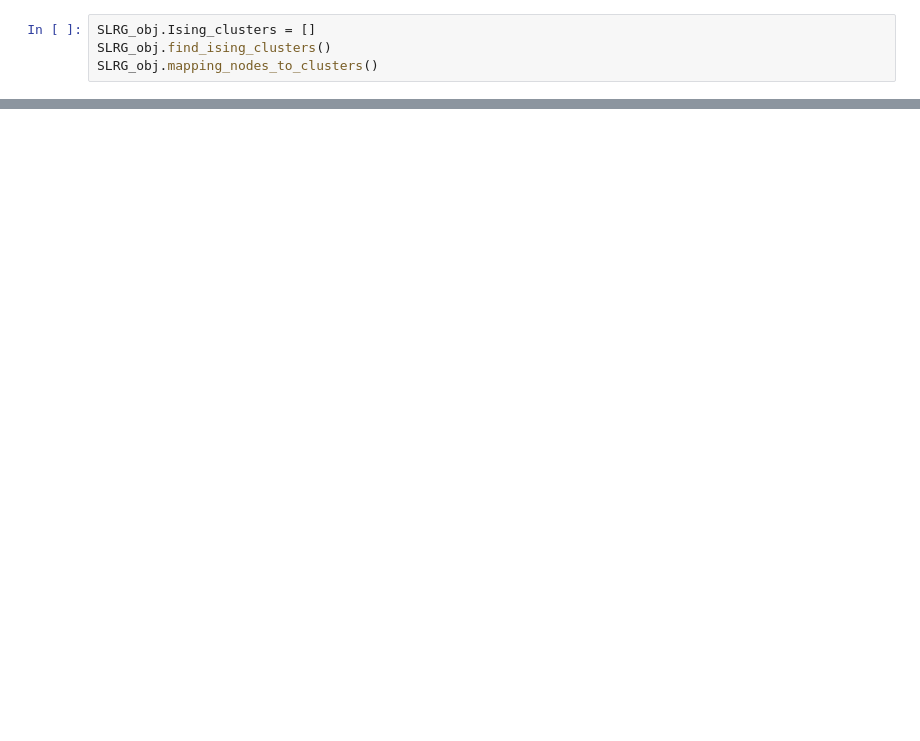
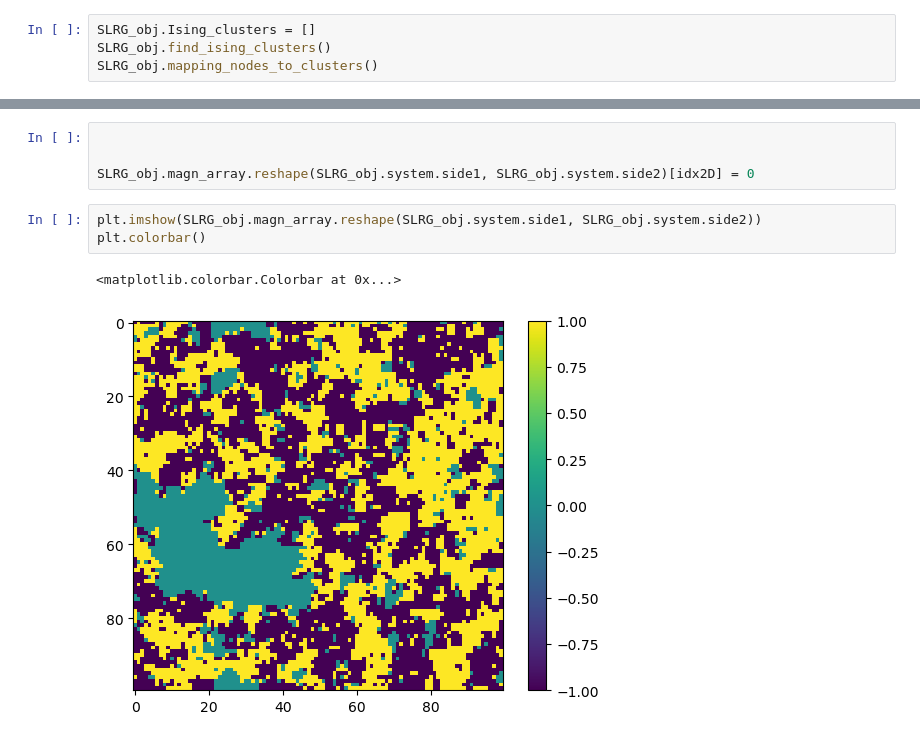
Before and after one commit to giulioiannelli/lrgsglib-public, a Jupyter notebook: notebooks/lattc2dsq_IsingDynamics.ipynb, the cells around one changed output, grey strips where cells are left out. Cells and saved outputs as stored; diff of their text form; blank space fills up the shorter version.

```diff
--- a/notebooks/lattc2dsq_IsingDynamics.ipynb
+++ b/notebooks/lattc2dsq_IsingDynamics.ipynb
@@ -124,0 +126,10 @@ AttributeError: 'function' object has no attribute 'neigh_ene'
+# %%
+
+
+SLRG_obj.magn_array.reshape(SLRG_obj.system.side1, SLRG_obj.system.side2)[idx2D] = 0
+# %%
+plt.imshow(SLRG_obj.magn_array.reshape(SLRG_obj.system.side1, SLRG_obj.system.side2))
+plt.colorbar()
+# %% [output]
+<matplotlib.colorbar.Colorbar at 0x...>
+[figure, added]
```
Also changed, not shown: parts of 18 cells of this notebook, 1 other file.
